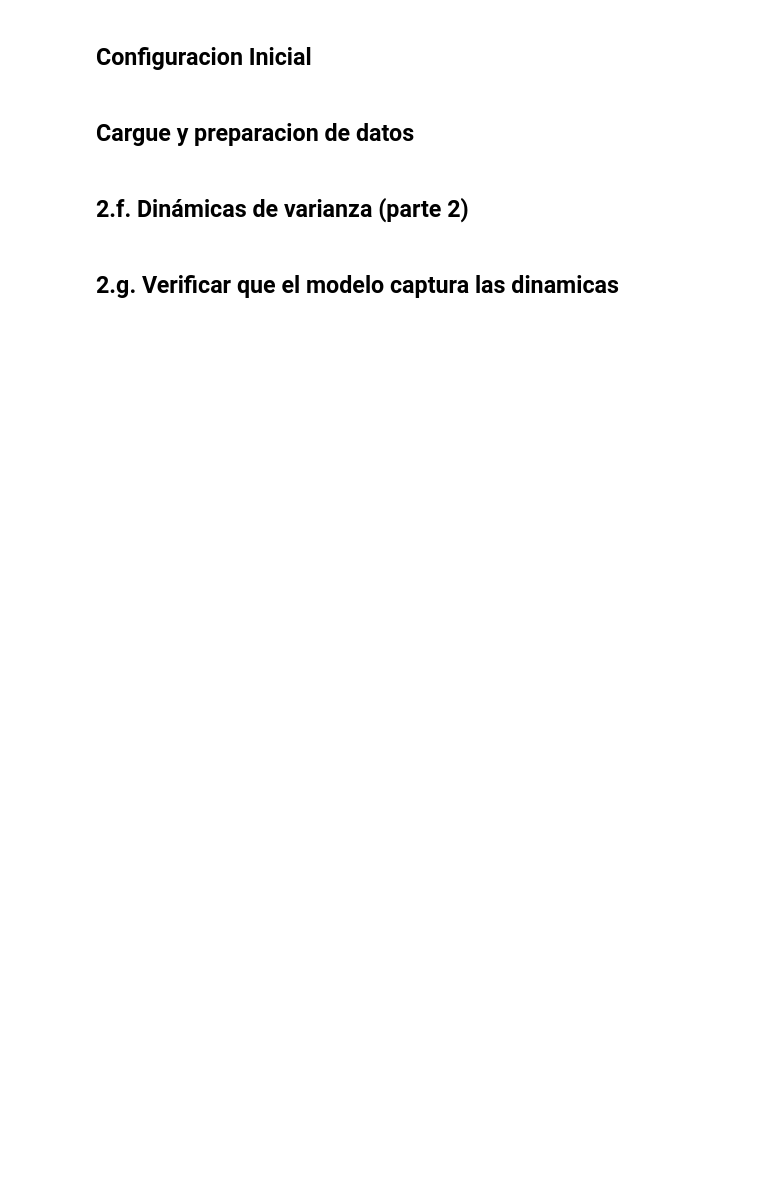
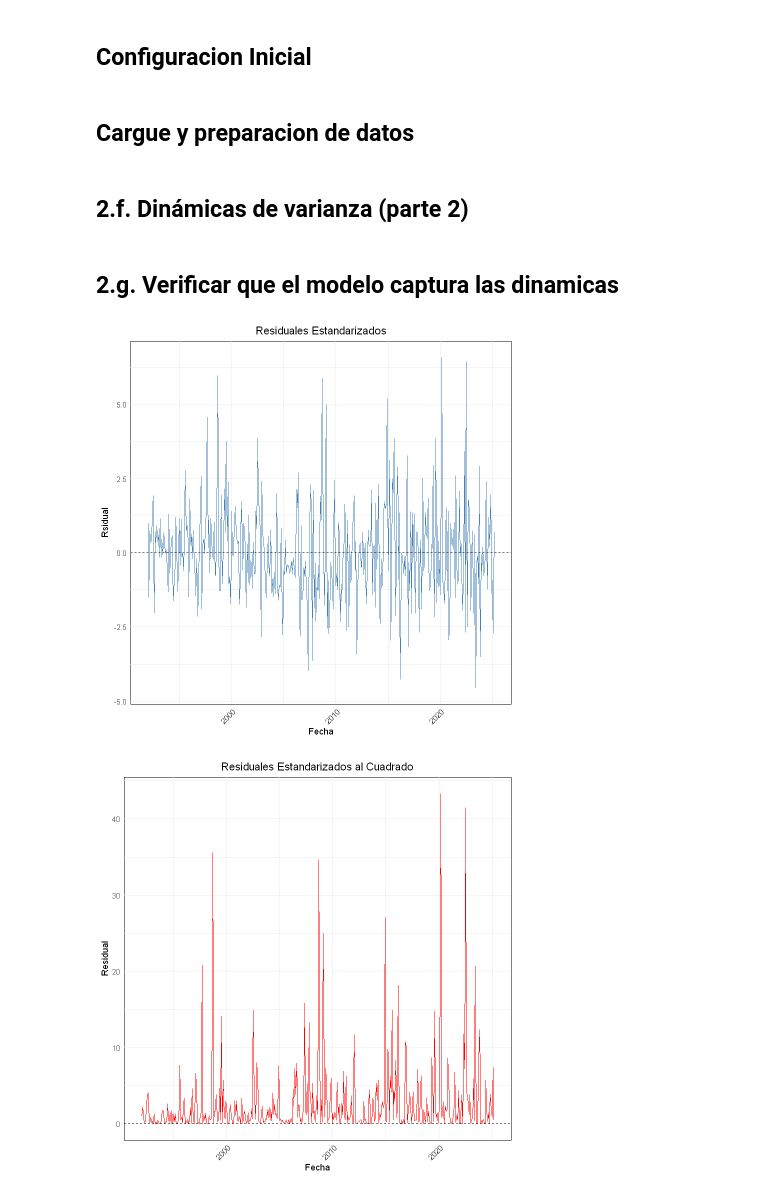
Before and after one commit to nicolozanoh/202510-Series-Taller2, a Jupyter notebook: scripts/nb_r.ipynb, the cells around one changed output. Saved outputs shown, nothing was run; the diff lists cells and outputs as text; code cells hidden in the pictures; blank space fills up the shorter version.

```diff
--- a/scripts/nb_r.ipynb
+++ b/scripts/nb_r.ipynb
@@ -76,32 +76,39 @@ head(trm)
 # %%
 trm$fecha <- as.Date(paste0(trm$fecha, "-01"))
 
 plot  <-  ggplot(trm, aes(x = fecha, y = resid_std,group=1)) +
   geom_line(color = "steelblue") +
   labs(title = "Residuales Estandarizados", x = "Fecha", y = "Rsidual") +
   geom_hline(yintercept = 0, linetype = "dashed", color = "#000000") +
   theme_minimal() +
   theme(
     axis.text.x = element_text(angle = 45, hjust = 1),
-    plot.title = element_text(hjust = 0.5)
+    plot.title = element_text(hjust = 0.5),
+    panel.background = element_rect(fill = "#ffffff"),
+    plot.background = element_rect(fill = "#ffffff", color = NA)
   )
 plot
 
 ggsave("output\\graf_resistd.png", plot = plot, width = 8, height = 6, dpi = 300)
 
 plot  <-  ggplot(trm, aes(x = fecha, y = resid_std2,group=1)) +
   geom_line(color = "#ff0000") +
   labs(title = "Residuales Estandarizados al Cuadrado", x = "Fecha", y = "Residual") +
   geom_hline(yintercept = 0, linetype = "dashed", color = "#000000") +
   theme_minimal() +
   theme(
     axis.text.x = element_text(angle = 45, hjust = 1),
-    plot.title = element_text(hjust = 0.5)
+    plot.title = element_text(hjust = 0.5),
+    panel.background = element_rect(fill = "#ffffff"),
+    plot.background = element_rect(fill = "#ffffff", color = NA)
   )
 
 plot
 
 ggsave("output\\graf_resistd2.png", plot = plot, width = 8, height = 6, dpi = 300)
+# %% [output]
+[figure, added]
+[figure, added]
 # %%
 lags <- c(5, 10, 15)
 
```
Also changed, not shown: parts of 1 cell of this notebook, 3 other files.
